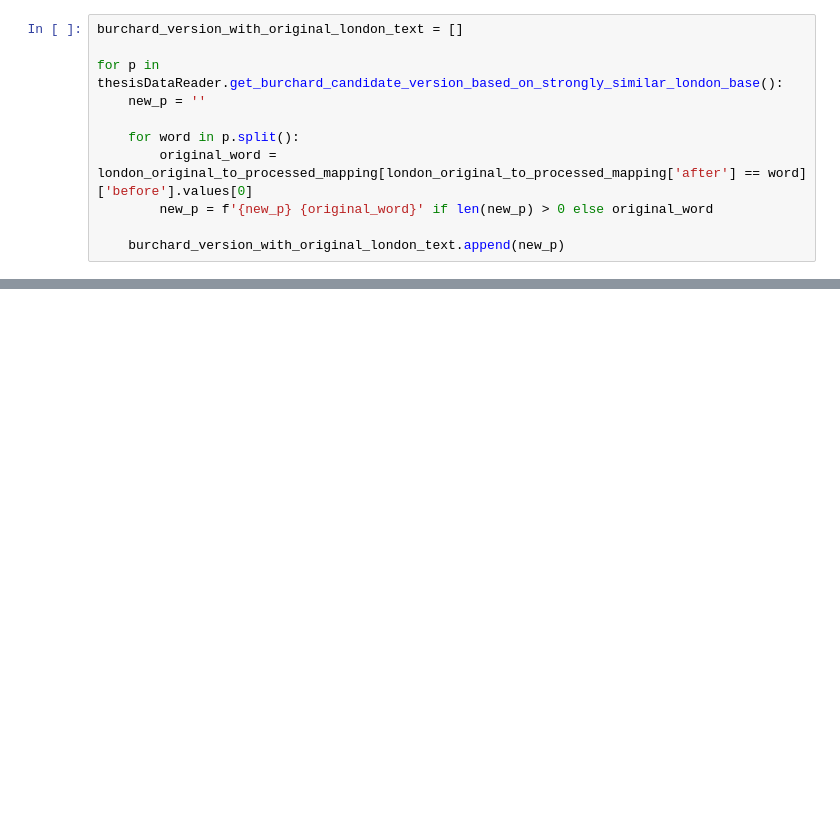
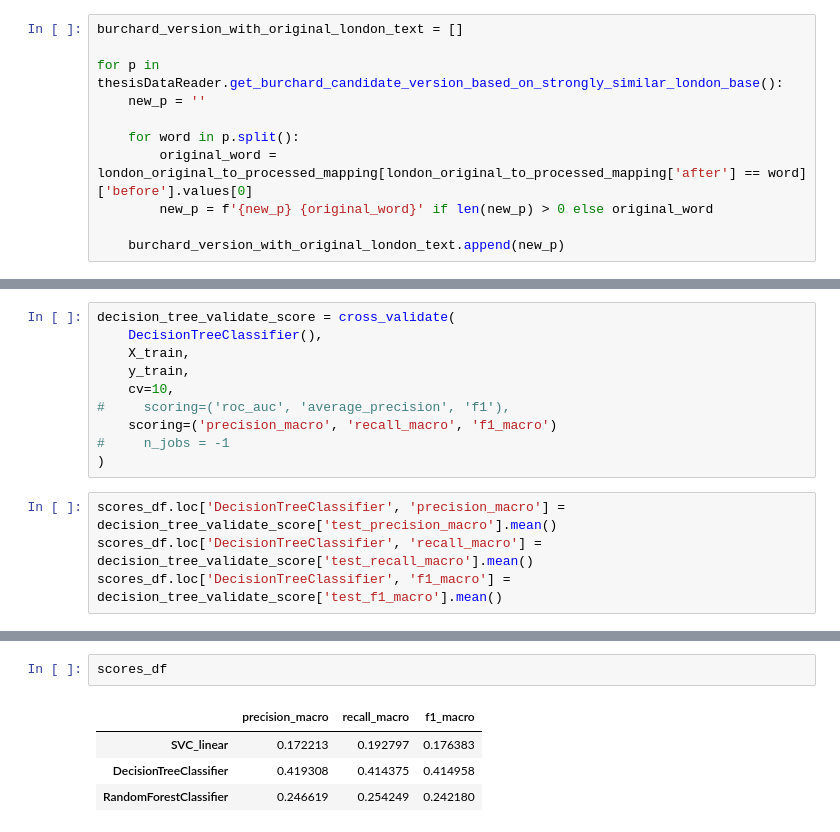
Before and after one commit to sashaaKr/thesis, a Jupyter notebook: notebooks/preparation_for_26.6.ipynb, the cells around one changed output, grey strips where cells are left out. Saved outputs shown, nothing was run; the diff lists cells and outputs as text; blank space fills up the shorter version.

```diff
--- a/notebooks/preparation_for_26.6.ipynb
+++ b/notebooks/preparation_for_26.6.ipynb
@@ -111,0 +226,14 @@ burchard_version_with_original_london_text
+# %%
+decision_tree_validate_score = cross_validate(
+    DecisionTreeClassifier(),
+    X_train,
+    y_train,
+    cv=10,
+#     scoring=('roc_auc', 'average_precision', 'f1'),
+    scoring=('precision_macro', 'recall_macro', 'f1_macro')
+#     n_jobs = -1
+)
+# %%
+scores_df.loc['DecisionTreeClassifier', 'precision_macro'] = decision_tree_validate_score['test_precision_macro'].mean()
+scores_df.loc['DecisionTreeClassifier', 'recall_macro'] = decision_tree_validate_score['test_recall_macro'].mean()
+scores_df.loc['DecisionTreeClassifier', 'f1_macro'] = decision_tree_validate_score['test_f1_macro'].mean()
@@ -111,0 +252,7 @@ burchard_version_with_original_london_text
+# %%
+scores_df
+# %% [output]
+|  | precision_macro | recall_macro | f1_macro |
+| SVC_linear | 0.172213 | 0.192797 | 0.176383 |
+| DecisionTreeClassifier | 0.419308 | 0.414375 | 0.414958 |
+| RandomForestClassifier | 0.246619 | 0.254249 | 0.242180 |
```
Also changed, not shown: parts of 26 cells of this notebook, 1 other file.
